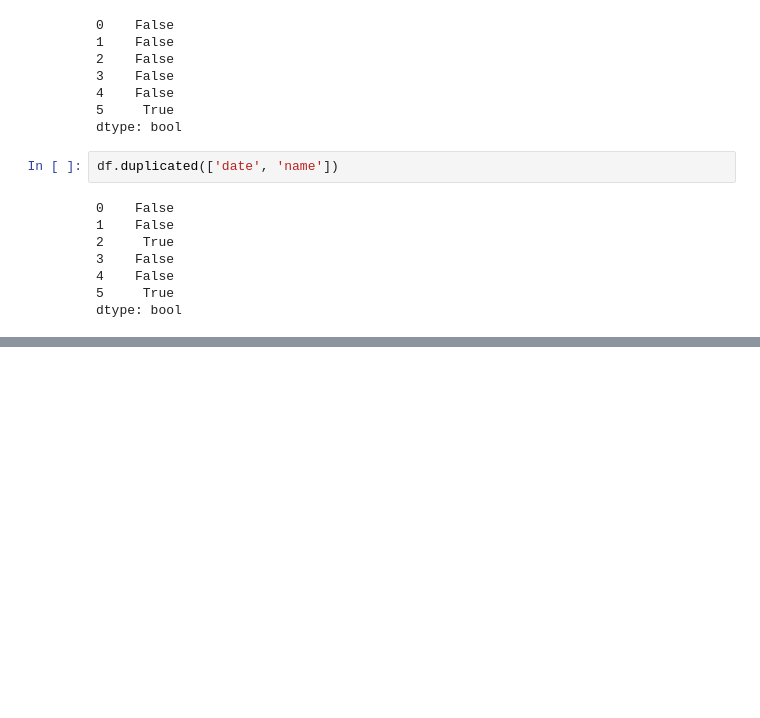
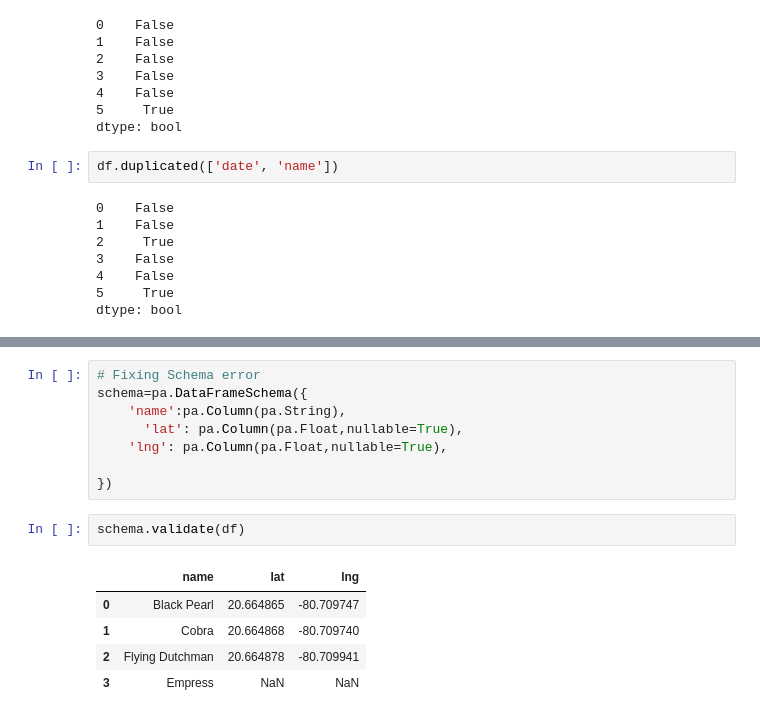
Before and after one commit to samira-shy/Python, a Jupyter notebook: Data Cleaning/datacleaning.ipynb, the cells around one changed output, grey strips where cells are left out. Cells and saved outputs as stored; diff of their text form; blank space fills up the shorter version.

Commit message:
Data Cleaning
Bad Values

```diff
--- a/Data Cleaning/datacleaning.ipynb
+++ b/Data Cleaning/datacleaning.ipynb
@@ -188,0 +281,16 @@ dtype: bool
+# %%
+# Fixing Schema error
+schema=pa.DataFrameSchema({
+    'name':pa.Column(pa.String),
+      'lat': pa.Column(pa.Float,nullable=True),
+    'lng': pa.Column(pa.Float,nullable=True),
+
+})
+# %%
+schema.validate(df)
+# %% [output]
+|  | name | lat | lng |
+| 0 | Black Pearl | 20.664865 | -80.709747 |
+| 1 | Cobra | 20.664868 | -80.709740 |
+| 2 | Flying Dutchman | 20.664878 | -80.709941 |
+| 3 | Empress | NaN | NaN |
```
Also changed, not shown: parts of 10 cells of this notebook, 4 other files.
